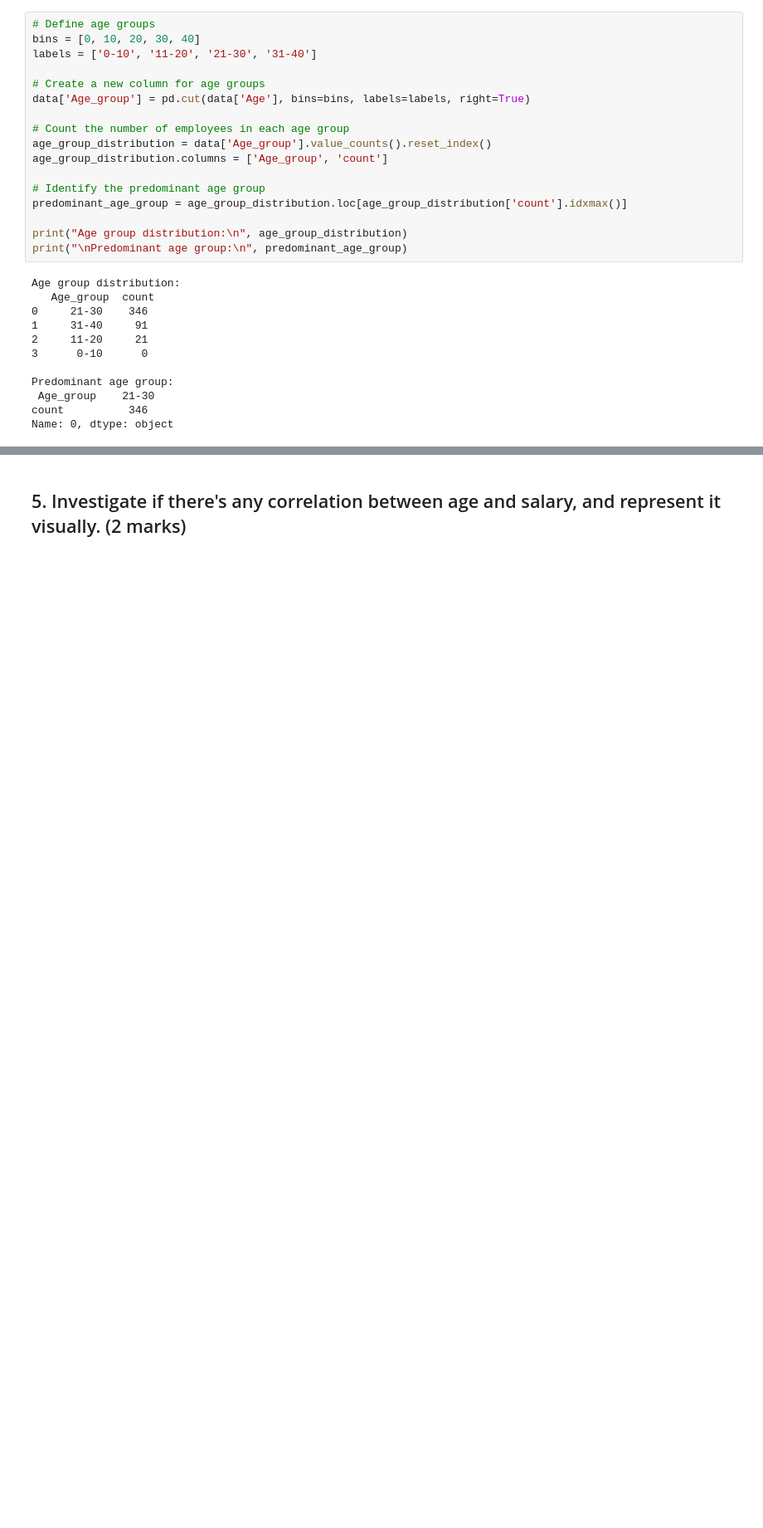
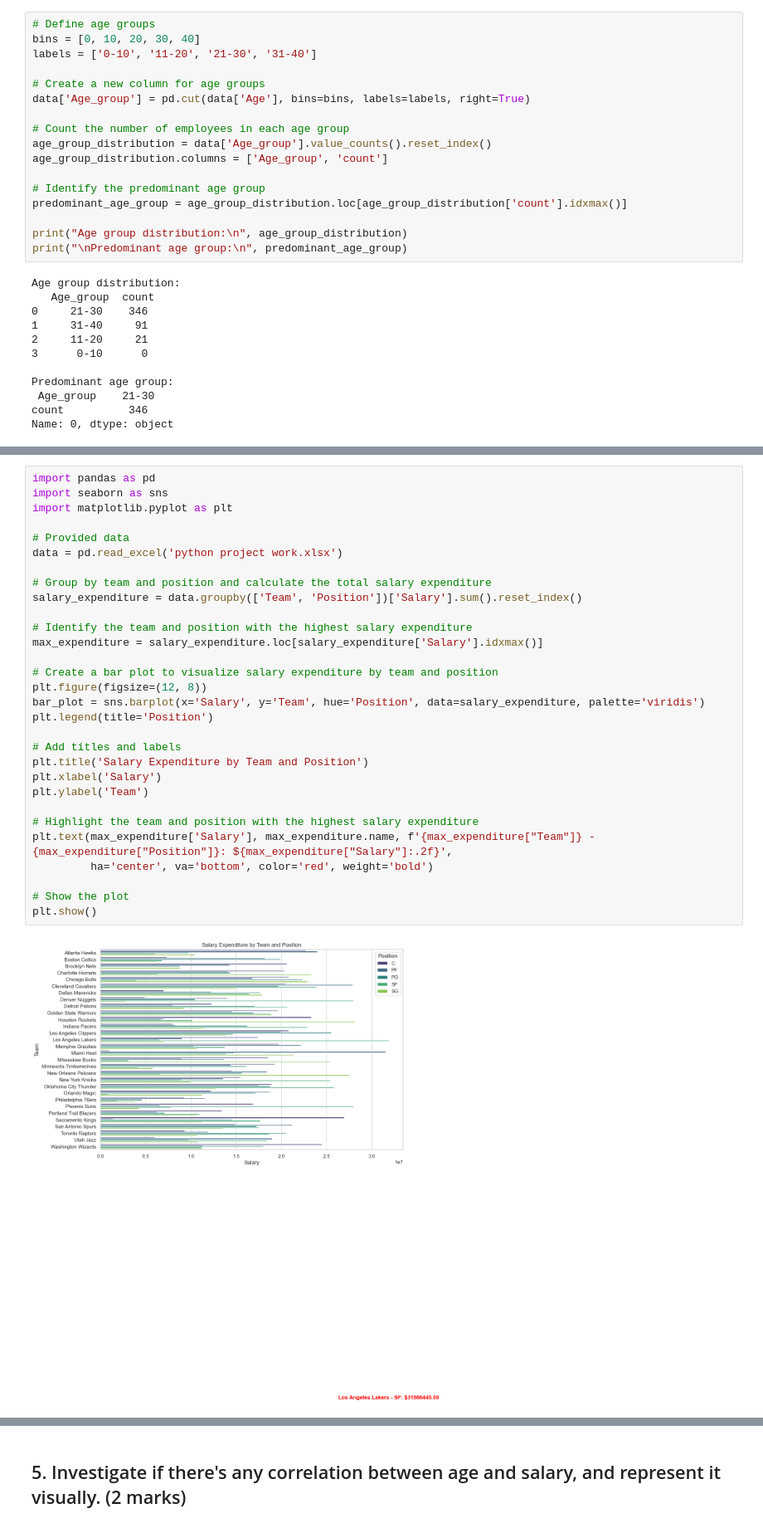
Before and after one commit to RVM41/PYTHON, a Jupyter notebook: Module-4_Python_Module_End_Project/Module 4_Python _Project.ipynb, the cells around one changed output, grey strips where cells are left out. Shown: that part at 83% size. Cells and saved outputs as stored; diff of their text form; blank space fills up the shorter version.

```diff
--- a/Module-4_Python_Module_End_Project/Module 4_Python _Project.ipynb
+++ b/Module-4_Python_Module_End_Project/Module 4_Python _Project.ipynb
@@ -415,0 +541,32 @@ Name: 67, dtype: object
+# %%
+import pandas as pd
+import seaborn as sns
+import matplotlib.pyplot as plt
+
+# Provided data
+data = pd.read_excel('python project work.xlsx')
+
+# Group by team and position and calculate the total salary expenditure
+salary_expenditure = data.groupby(['Team', 'Position'])['Salary'].sum().reset_index()
+
+# Identify the team and position with the highest salary expenditure
+max_expenditure = salary_expenditure.loc[salary_expenditure['Salary'].idxmax()]
+
+# Create a bar plot to visualize salary expenditure by team and position
+plt.figure(figsize=(12, 8))
+bar_plot = sns.barplot(x='Salary', y='Team', hue='Position', data=salary_expenditure, palette='viridis')
+plt.legend(title='Position')
+
+# Add titles and labels
+plt.title('Salary Expenditure by Team and Position')
+plt.xlabel('Salary')
+plt.ylabel('Team')
+
+# Highlight the team and position with the highest salary expenditure
+plt.text(max_expenditure['Salary'], max_expenditure.name, f'{max_expenditure["Team"]} - {max_expenditure["Position"]}: ${max_expenditure["Salary"]:.2f}',
+         ha='center', va='bottom', color='red', weight='bold')
+
+# Show the plot
+plt.show()
+# %% [output]
+[figure, added]
```
Also changed, not shown: parts of 30 cells of this notebook.
